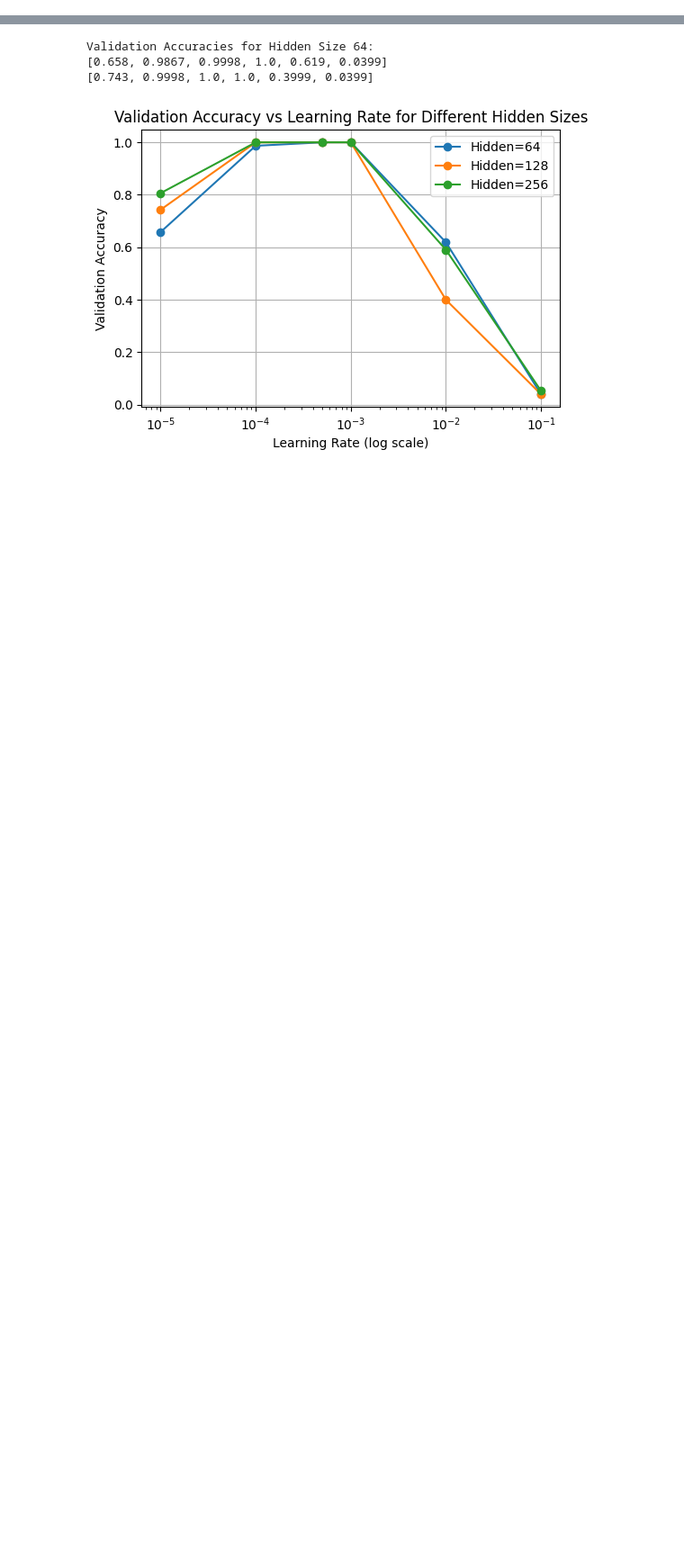
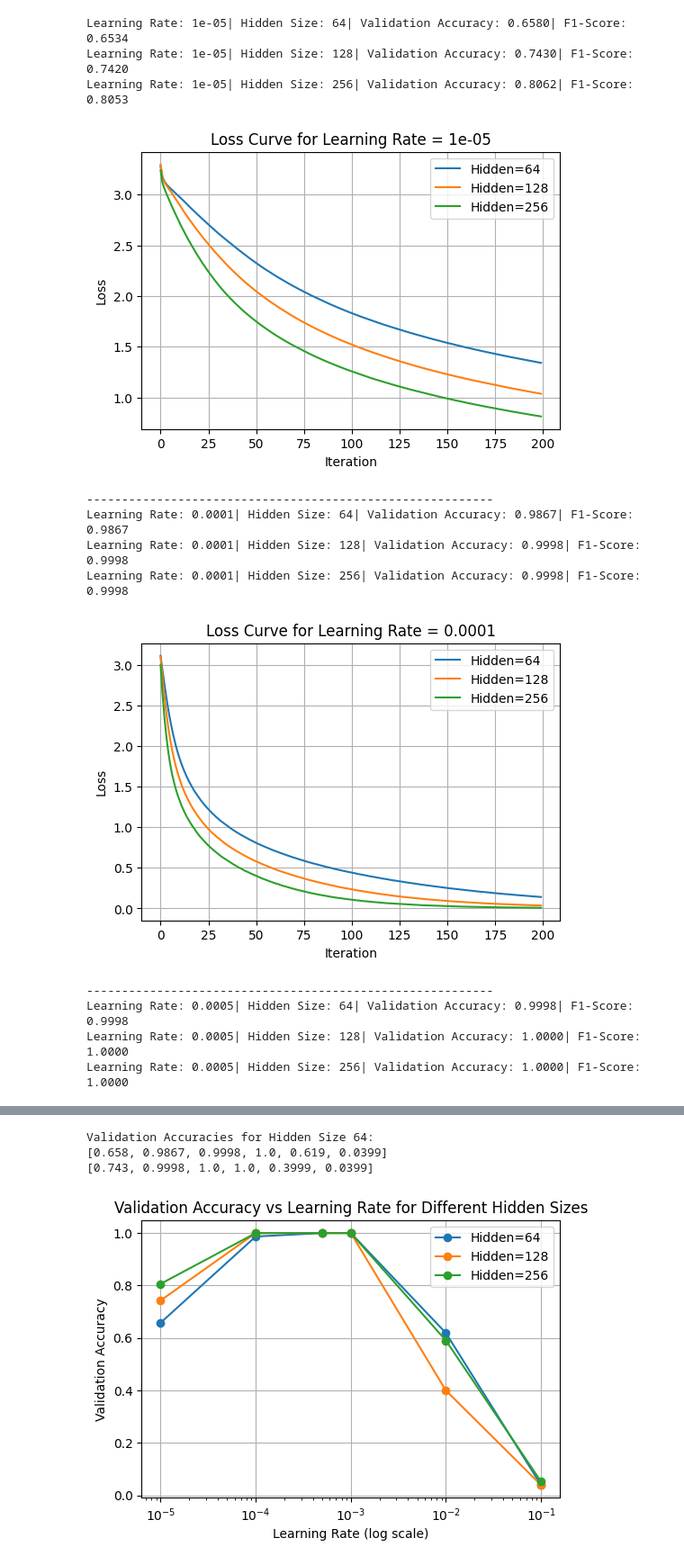
Before and after one commit to eleftheriaa/American-Sign-Language-Detection, a Jupyter notebook: nn/lr_tuning.ipynb, the cells around one changed output, grey strips where cells are left out. Shown: that part at 90% size. Drawn from its saved outputs; the diff is of its cells as text; code cells hidden in the pictures; blank space fills up the shorter version.

```diff
--- a/nn/lr_tuning.ipynb
+++ b/nn/lr_tuning.ipynb
@@ -69,3 +63,61 @@ Learning Rate: 0.1|  Hidden Size: 64|  Validation Accuracy: 0.0399| F1-Score: 0.
 Learning Rate: 0.1|  Hidden Size: 128|  Validation Accuracy: 0.0399| F1-Score: 0.0031
 Learning Rate: 0.1|  Hidden Size: 256|  Validation Accuracy: 0.0530| F1-Score: 0.0053
 ----------------------------------
+# %%
+import matplotlib.pyplot as plt
+
+learning_rates = [1e-5, 1e-4, 0.0005, 0.001, 0.01, 0.1]
+hidden_sizes = [64, 128, 256]
+
+val_accs = []
+f1_scores = []
+
+for i, lr in enumerate(learning_rates):
+
+    plt.figure(figsize=(6,4))
+
+    for hd in hidden_sizes:
+
+        model = MLPClassifier(
+            hidden_layer_sizes=(hd,),
+            learning_rate_init=lr,
+            max_iter=200,
+            random_state=42
+        )
+
+        model.fit(X_train, y_train)
+
+        # Record metrics
+        val_acc = model.score(X_validate, y_validate)
+        f1_score_val = f1_score(y_validate, model.predict(X_validate), average='weighted')
+        f1_scores.append(f1_score_val)
+        val_accs.append(val_acc)
+
+        print(f'Learning Rate: {lr}| Hidden Size: {hd}| '
+              f'Validation Accuracy: {val_acc:.4f}| F1-Score: {f1_score_val:.4f}')
+
+        # Plot the loss curve
+        plt.plot(model.loss_curve_, label=f"Hidden={hd}")
+
+    plt.title(f"Loss Curve for Learning Rate = {lr}")
+    plt.xlabel("Iteration")
+    plt.ylabel("Loss")
+    plt.legend()
+    plt.grid(True)
+    plt.show()
+
+    print('----------------------------------------------------------')
+# %% [output]
+Learning Rate: 1e-05| Hidden Size: 64| Validation Accuracy: 0.6580| F1-Score: 0.6534
+Learning Rate: 1e-05| Hidden Size: 128| Validation Accuracy: 0.7430| F1-Score: 0.7420
+Learning Rate: 1e-05| Hidden Size: 256| Validation Accuracy: 0.8062| F1-Score: 0.8053
+[figure, added]
+----------------------------------------------------------
+Learning Rate: 0.0001| Hidden Size: 64| Validation Accuracy: 0.9867| F1-Score: 0.9867
+Learning Rate: 0.0001| Hidden Size: 128| Validation Accuracy: 0.9998| F1-Score: 0.9998
+Learning Rate: 0.0001| Hidden Size: 256| Validation Accuracy: 0.9998| F1-Score: 0.9998
+[figure, added]
+----------------------------------------------------------
+Learning Rate: 0.0005| Hidden Size: 64| Validation Accuracy: 0.9998| F1-Score: 0.9998
+Learning Rate: 0.0005| Hidden Size: 128| Validation Accuracy: 1.0000| F1-Score: 1.0000
+Learning Rate: 0.0005| Hidden Size: 256| Validation Accuracy: 1.0000| F1-Score: 1.0000
```
Also changed, not shown: parts of 3 cells of this notebook, 1 other file.
